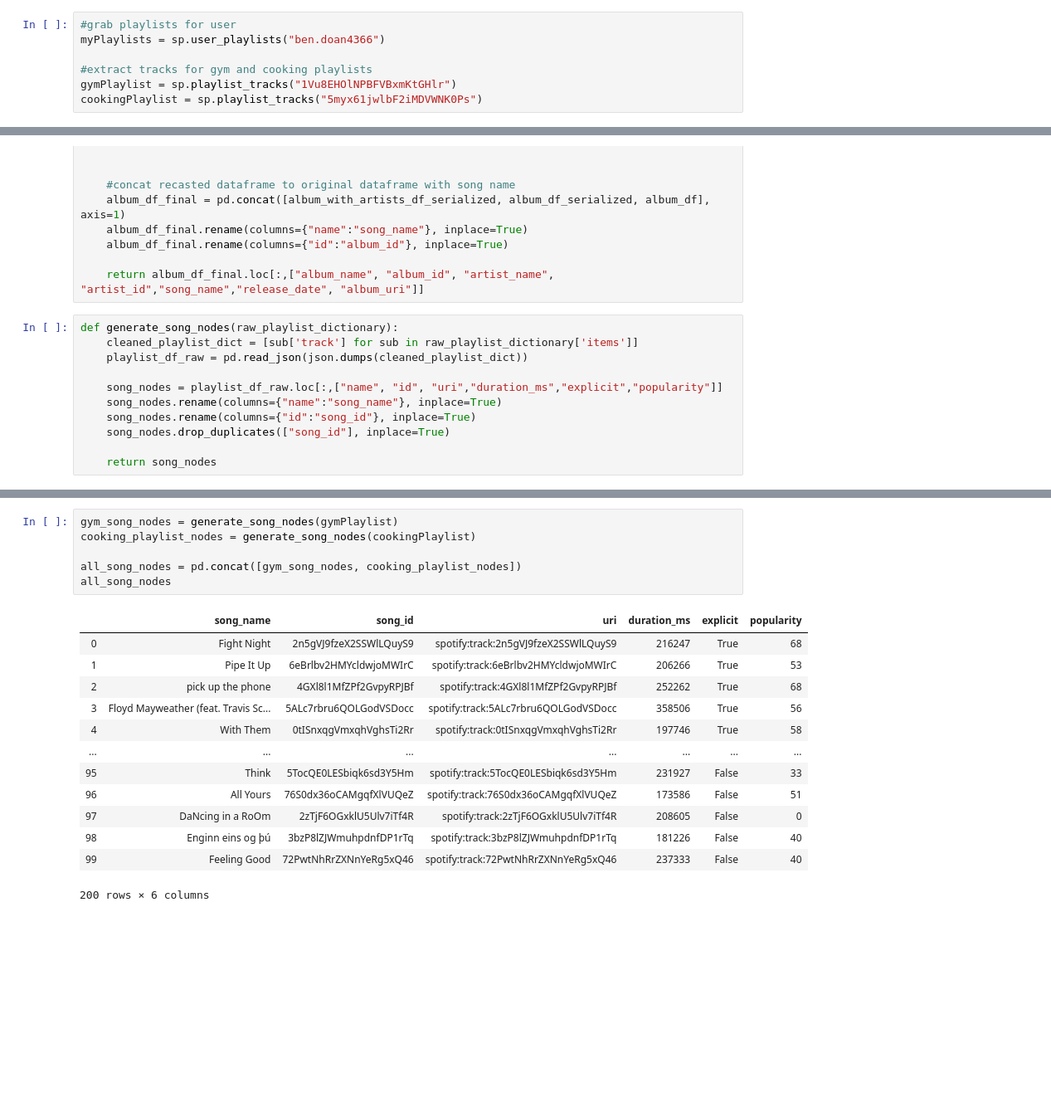
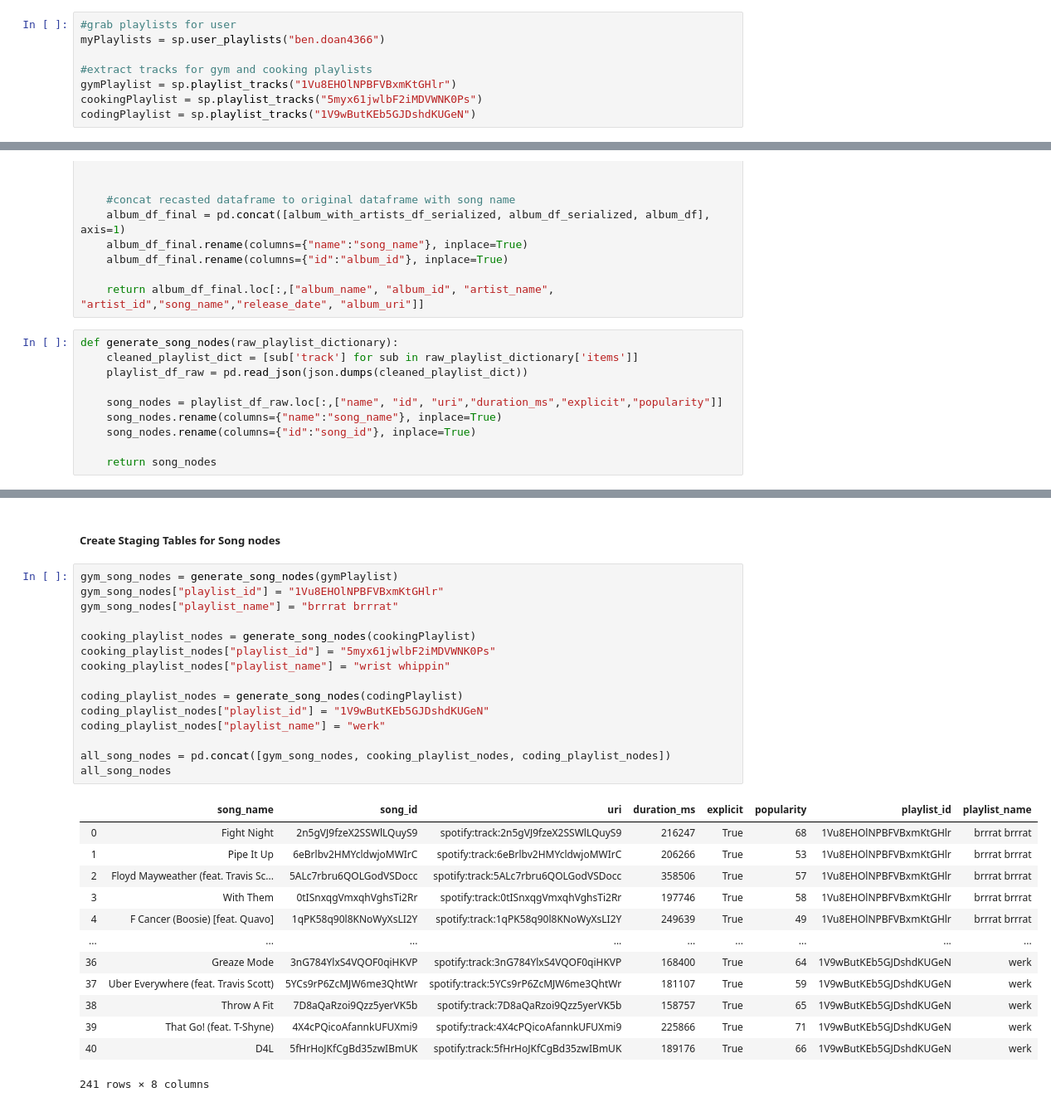
Before and after one commit to bendoan4366/Comm3050GraphTutorial, a Jupyter notebook: notebooks/Spotify Data EDA.ipynb, the cells around one changed output, grey strips where cells are left out. Shown: that part at 83% size. Saved outputs shown, nothing was run; the diff lists cells and outputs as text; blank space fills up the shorter version.

```diff
--- a/notebooks/Spotify Data EDA.ipynb
+++ b/notebooks/Spotify Data EDA.ipynb
@@ -21,3 +25,4 @@ myPlaylists = sp.user_playlists("ben.doan4366")
 #extract tracks for gym and cooking playlists
 gymPlaylist = sp.playlist_tracks("1Vu8EHOlNPBFVBxmKtGHlr")
 cookingPlaylist = sp.playlist_tracks("5myx61jwlbF2iMDVWNK0Ps")
+codingPlaylist = sp.playlist_tracks("1V9wButKEb5GJDshdKUGeN")
@@ -104,7 +90,6 @@ def generate_song_nodes(raw_playlist_dictionary):
     song_nodes = playlist_df_raw.loc[:,["name", "id", "uri","duration_ms","explicit","popularity"]]
     song_nodes.rename(columns={"name":"song_name"}, inplace=True)
     song_nodes.rename(columns={"id":"song_id"}, inplace=True)
-    song_nodes.drop_duplicates(["song_id"], inplace=True)
 
     return song_nodes
 # %%
@@ -162,20 +125,31 @@ full_album_playlist_df
+# %% [markdown]
+##### Create Staging Tables for Song nodes
 # %%
 gym_song_nodes = generate_song_nodes(gymPlaylist)
+gym_song_nodes["playlist_id"] = "1Vu8EHOlNPBFVBxmKtGHlr"
+gym_song_nodes["playlist_name"] = "brrrat brrrat"
+
 cooking_playlist_nodes = generate_song_nodes(cookingPlaylist)
+cooking_playlist_nodes["playlist_id"] = "5myx61jwlbF2iMDVWNK0Ps"
+cooking_playlist_nodes["playlist_name"] = "wrist whippin"
 
-all_song_nodes = pd.concat([gym_song_nodes, cooking_playlist_nodes])
+coding_playlist_nodes = generate_song_nodes(codingPlaylist)
+coding_playlist_nodes["playlist_id"] = "1V9wButKEb5GJDshdKUGeN"
+coding_playlist_nodes["playlist_name"] = "werk"
+
+all_song_nodes = pd.concat([gym_song_nodes, cooking_playlist_nodes, coding_playlist_nodes])
 all_song_nodes
 # %% [output]
-|  | song_name | song_id | uri | duration_ms | explicit | popularity |
-| 0 | Fight Night | 2n5gVJ9fzeX2SSWlLQuyS9 | spotify:track:2n5gVJ9fzeX2SSWlLQuyS9 | 216247 | True | 68 |
-| 1 | Pipe It Up | 6eBrlbv2HMYcldwjoMWIrC | spotify:track:6eBrlbv2HMYcldwjoMWIrC | 206266 | True | 53 |
-| 2 | pick up the phone | 4GXl8l1MfZPf2GvpyRPJBf | spotify:track:4GXl8l1MfZPf2GvpyRPJBf | 252262 | True | 68 |
-| 3 | Floyd Mayweather (feat. Travis Sc... | 5ALc7rbru6QOLGodVSDocc | spotify:track:5ALc7rbru6QOLGodVSDocc | 358506 | True | 56 |
-| 4 | With Them | 0tISnxqgVmxqhVghsTi2Rr | spotify:track:0tISnxqgVmxqhVghsTi2Rr | 197746 | True | 58 |
-| ... | ... | ... | ... | ... | ... | ... |
-| 95 | Think | 5TocQE0LESbiqk6sd3Y5Hm | spotify:track:5TocQE0LESbiqk6sd3Y5Hm | 231927 | False | 33 |
-| 96 | All Yours | 76S0dx36oCAMgqfXlVUQeZ | spotify:track:76S0dx36oCAMgqfXlVUQeZ | 173586 | False | 51 |
-| 97 | DaNcing in a RoOm | 2zTjF6OGxklU5Ulv7iTf4R | spotify:track:2zTjF6OGxklU5Ulv7iTf4R | 208605 | False | 0 |
-| 98 | Enginn eins og þú | 3bzP8lZJWmuhpdnfDP1rTq | spotify:track:3bzP8lZJWmuhpdnfDP1rTq | 181226 | False | 40 |
-| 99 | Feeling Good | 72PwtNhRrZXNnYeRg5xQ46 | spotify:track:72PwtNhRrZXNnYeRg5xQ46 | 237333 | False | 40 |
+|  | song_name | song_id | uri | duration_ms | explicit | popularity | playlist_id | playlist_name |
+| 0 | Fight Night | 2n5gVJ9fzeX2SSWlLQuyS9 | spotify:track:2n5gVJ9fzeX2SSWlLQuyS9 | 216247 | True | 68 | 1Vu8EHOlNPBFVBxmKtGHlr | brrrat brrrat |
+| 1 | Pipe It Up | 6eBrlbv2HMYcldwjoMWIrC | spotify:track:6eBrlbv2HMYcldwjoMWIrC | 206266 | True | 53 | 1Vu8EHOlNPBFVBxmKtGHlr | brrrat brrrat |
+| 2 | Floyd Mayweather (feat. Travis Sc... | 5ALc7rbru6QOLGodVSDocc | spotify:track:5ALc7rbru6QOLGodVSDocc | 358506 | True | 57 | 1Vu8EHOlNPBFVBxmKtGHlr | brrrat brrrat |
+| 3 | With Them | 0tISnxqgVmxqhVghsTi2Rr | spotify:track:0tISnxqgVmxqhVghsTi2Rr | 197746 | True | 58 | 1Vu8EHOlNPBFVBxmKtGHlr | brrrat brrrat |
+| 4 | F Cancer (Boosie) [feat. Quavo] | 1qPK58q90l8KNoWyXsLI2Y | spotify:track:1qPK58q90l8KNoWyXsLI2Y | 249639 | True | 49 | 1Vu8EHOlNPBFVBxmKtGHlr | brrrat brrrat |
+| ... | ... | ... | ... | ... | ... | ... | ... | ... |
+| 36 | Greaze Mode | 3nG784YlxS4VQOF0qiHKVP | spotify:track:3nG784YlxS4VQOF0qiHKVP | 168400 | True | 64 | 1V9wButKEb5GJDshdKUGeN | werk |
+| 37 | Uber Everywhere (feat. Travis Scott) | 5YCs9rP6ZcMJW6me3QhtWr | spotify:track:5YCs9rP6ZcMJW6me3QhtWr | 181107 | True | 59 | 1V9wButKEb5GJDshdKUGeN | werk |
+| 38 | Throw A Fit | 7D8aQaRzoi9Qzz5yerVK5b | spotify:track:7D8aQaRzoi9Qzz5yerVK5b | 158757 | True | 65 | 1V9wButKEb5GJDshdKUGeN | werk |
+| 39 | That Go! (feat. T-Shyne) | 4X4cPQicoAfannkUFUXmi9 | spotify:track:4X4cPQicoAfannkUFUXmi9 | 225866 | True | 71 | 1V9wButKEb5GJDshdKUGeN | werk |
+| 40 | D4L | 5fHrHoJKfCgBd35zwIBmUK | spotify:track:5fHrHoJKfCgBd35zwIBmUK | 189176 | True | 66 | 1V9wButKEb5GJDshdKUGeN | werk |
-200 rows × 6 columns
+241 rows × 8 columns
```
Also changed, not shown: parts of 28 cells of this notebook.
